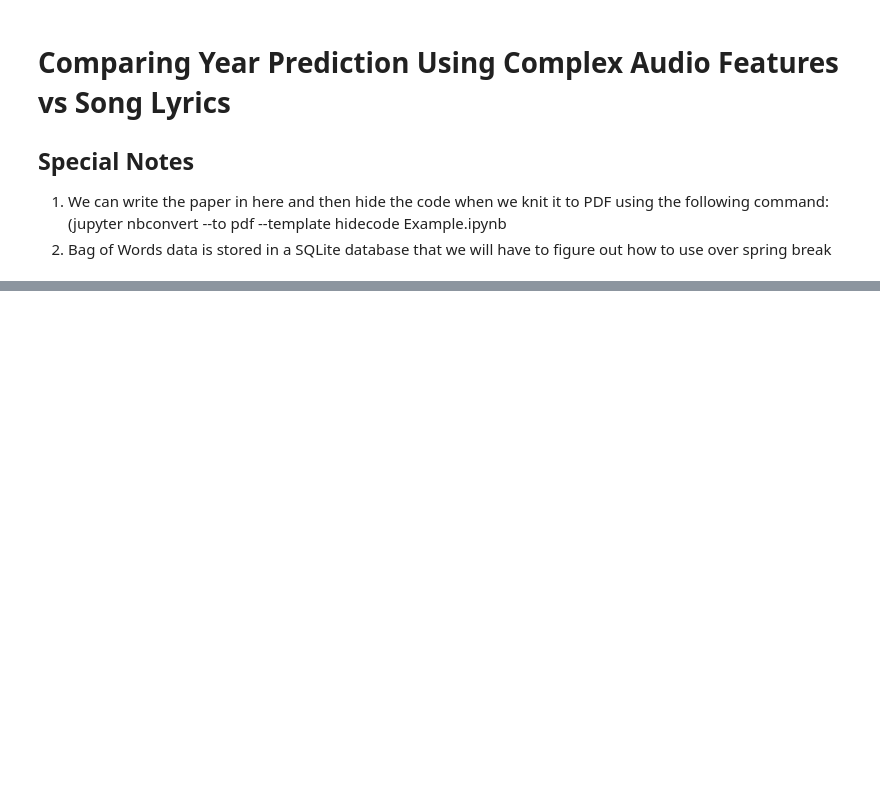
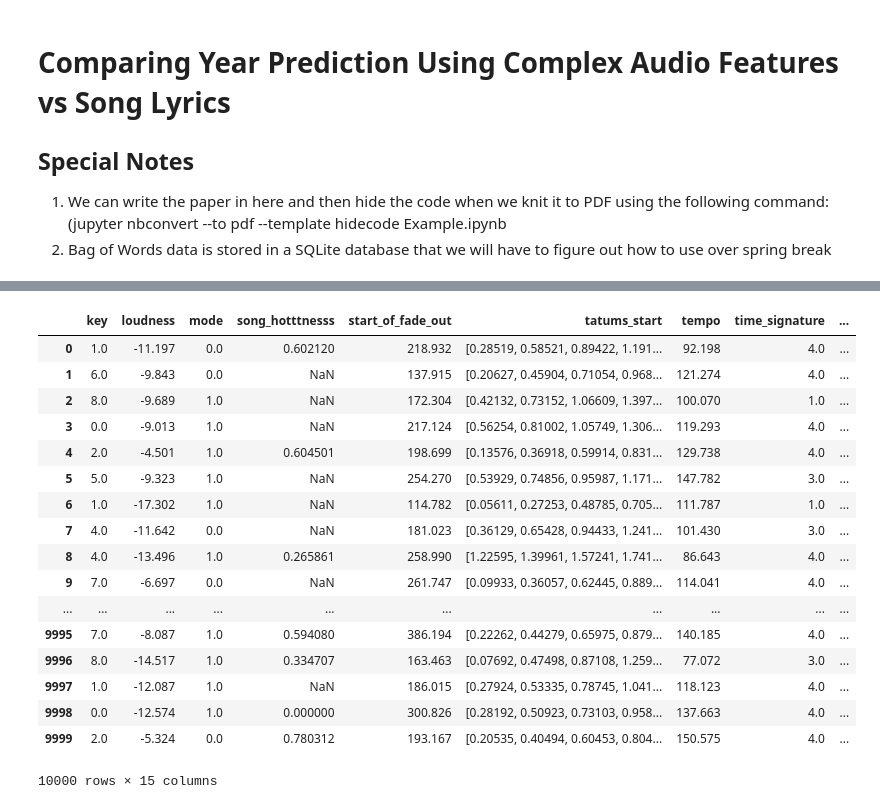
Before and after one commit to tanishqkancharla/10701SongProject, a Jupyter notebook: 10-701-Final-Project/Data Analysis Code.ipynb, the cells around one changed output, grey strips where cells are left out. Saved outputs shown, nothing was run; the diff lists cells and outputs as text; code cells hidden in the pictures; blank space fills up the shorter version.

```diff
--- a/10-701-Final-Project/Data Analysis Code.ipynb
+++ b/10-701-Final-Project/Data Analysis Code.ipynb
@@ -240,0 +276,22 @@ finalWorkingDF = finalWorkingDF.drop(["bars_start", "beats_start"], axis=1)
+# %%
+finalWorkingDF = finalWorkingDF.drop('analysis_sample_rate', axis=1)
+finalWorkingDF.iloc[:,5:20]
+# %% [output]
+|  | key | loudness | mode | song_hotttnesss | start_of_fade_out | tatums_start | tempo | time_signature | ... |
+| 0 | 1.0 | -11.197 | 0.0 | 0.602120 | 218.932 | [0.28519, 0.58521, 0.89422, 1.191... | 92.198 | 4.0 | ... |
+| 1 | 6.0 | -9.843 | 0.0 | NaN | 137.915 | [0.20627, 0.45904, 0.71054, 0.968... | 121.274 | 4.0 | ... |
+| 2 | 8.0 | -9.689 | 1.0 | NaN | 172.304 | [0.42132, 0.73152, 1.06609, 1.397... | 100.070 | 1.0 | ... |
+| 3 | 0.0 | -9.013 | 1.0 | NaN | 217.124 | [0.56254, 0.81002, 1.05749, 1.306... | 119.293 | 4.0 | ... |
+| 4 | 2.0 | -4.501 | 1.0 | 0.604501 | 198.699 | [0.13576, 0.36918, 0.59914, 0.831... | 129.738 | 4.0 | ... |
+| 5 | 5.0 | -9.323 | 1.0 | NaN | 254.270 | [0.53929, 0.74856, 0.95987, 1.171... | 147.782 | 3.0 | ... |
+| 6 | 1.0 | -17.302 | 1.0 | NaN | 114.782 | [0.05611, 0.27253, 0.48785, 0.705... | 111.787 | 1.0 | ... |
+| 7 | 4.0 | -11.642 | 0.0 | NaN | 181.023 | [0.36129, 0.65428, 0.94433, 1.241... | 101.430 | 3.0 | ... |
+| 8 | 4.0 | -13.496 | 1.0 | 0.265861 | 258.990 | [1.22595, 1.39961, 1.57241, 1.741... | 86.643 | 4.0 | ... |
+| 9 | 7.0 | -6.697 | 0.0 | NaN | 261.747 | [0.09933, 0.36057, 0.62445, 0.889... | 114.041 | 4.0 | ... |
+| ... | ... | ... | ... | ... | ... | ... | ... | ... | ... |
+| 9995 | 7.0 | -8.087 | 1.0 | 0.594080 | 386.194 | [0.22262, 0.44279, 0.65975, 0.879... | 140.185 | 4.0 | ... |
+| 9996 | 8.0 | -14.517 | 1.0 | 0.334707 | 163.463 | [0.07692, 0.47498, 0.87108, 1.259... | 77.072 | 3.0 | ... |
+| 9997 | 1.0 | -12.087 | 1.0 | NaN | 186.015 | [0.27924, 0.53335, 0.78745, 1.041... | 118.123 | 4.0 | ... |
+| 9998 | 0.0 | -12.574 | 1.0 | 0.000000 | 300.826 | [0.28192, 0.50923, 0.73103, 0.958... | 137.663 | 4.0 | ... |
+| 9999 | 2.0 | -5.324 | 0.0 | 0.780312 | 193.167 | [0.20535, 0.40494, 0.60453, 0.804... | 150.575 | 4.0 | ... |
+10000 rows × 15 columns
```
Also changed, not shown: parts of 28 cells of this notebook.
